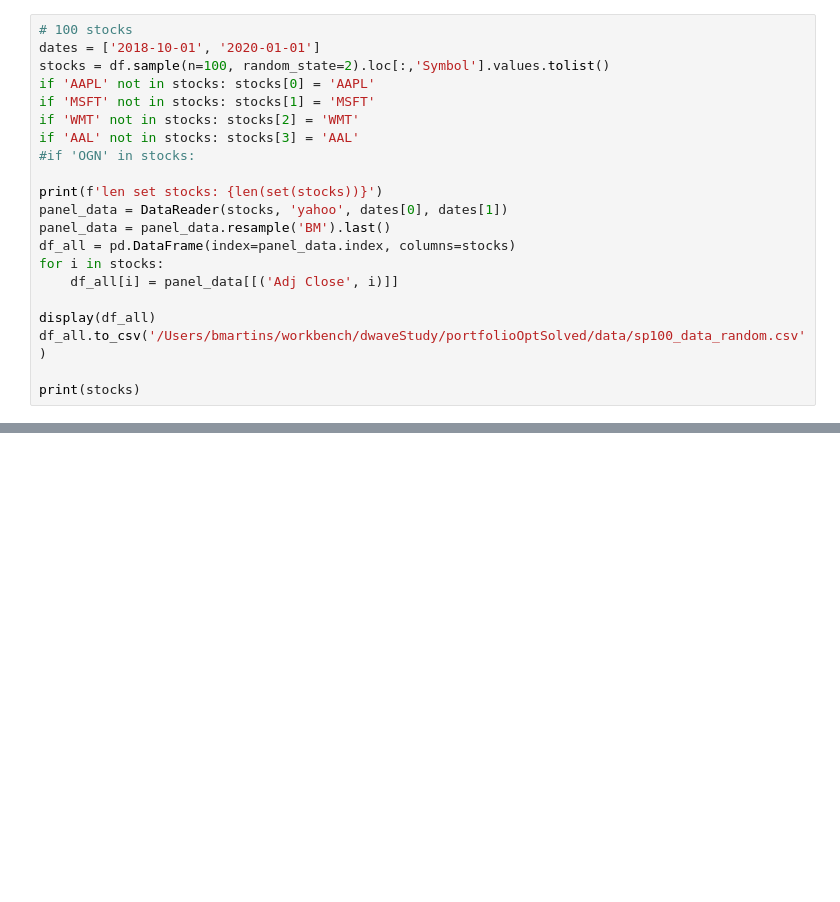
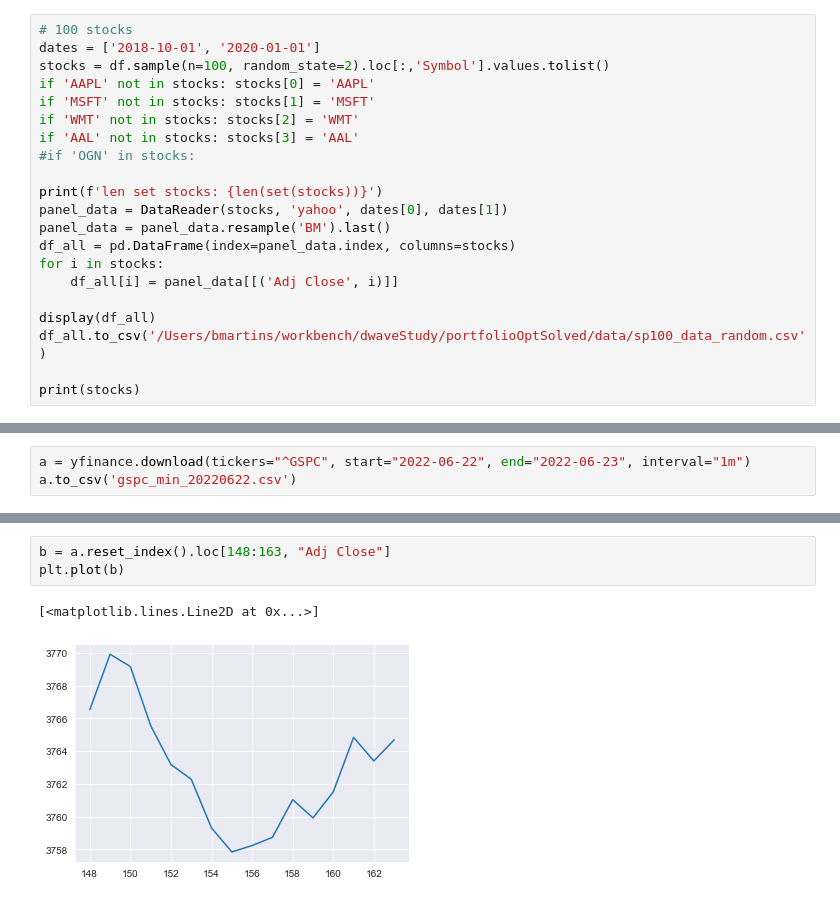
Before and after one commit to bvcmartins/dwaveDev, a Jupyter notebook: portfolioOptimization/extra/prepareData.ipynb, the cells around one changed output, grey strips where cells are left out. Cells and saved outputs as stored; diff of their text form; blank space fills up the shorter version.

```diff
--- a/portfolioOptimization/extra/prepareData.ipynb
+++ b/portfolioOptimization/extra/prepareData.ipynb
@@ -328,0 +467,3 @@ print(stocks)
+# %%
+a = yfinance.download(tickers="^GSPC", start="2022-06-22", end="2022-06-23", interval="1m")
+a.to_csv('gspc_min_20220622.csv')
@@ -328,0 +488,6 @@ print(stocks)
+# %%
+b = a.reset_index().loc[148:163, "Adj Close"]
+plt.plot(b)
+# %% [output]
+[<matplotlib.lines.Line2D at 0x...>]
+[figure, added]
```
Also changed, not shown: parts of 35 cells of this notebook, 4 other files.
